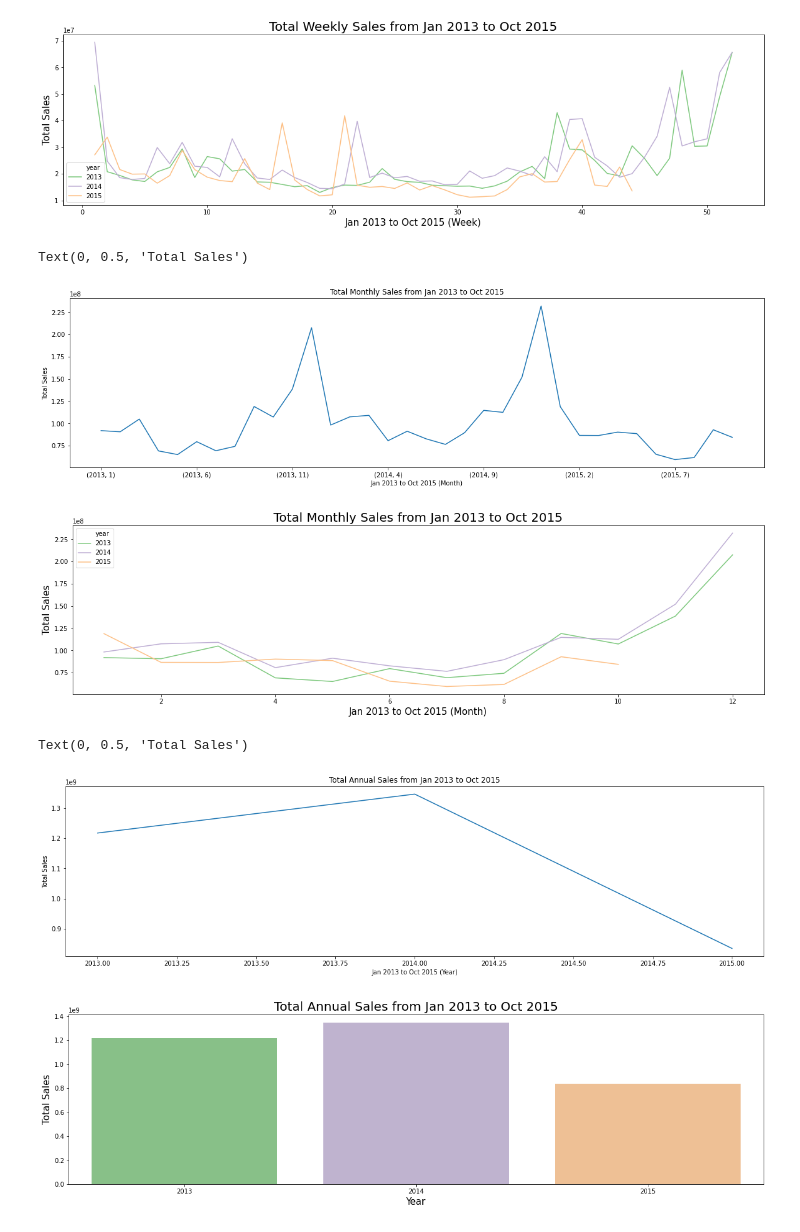
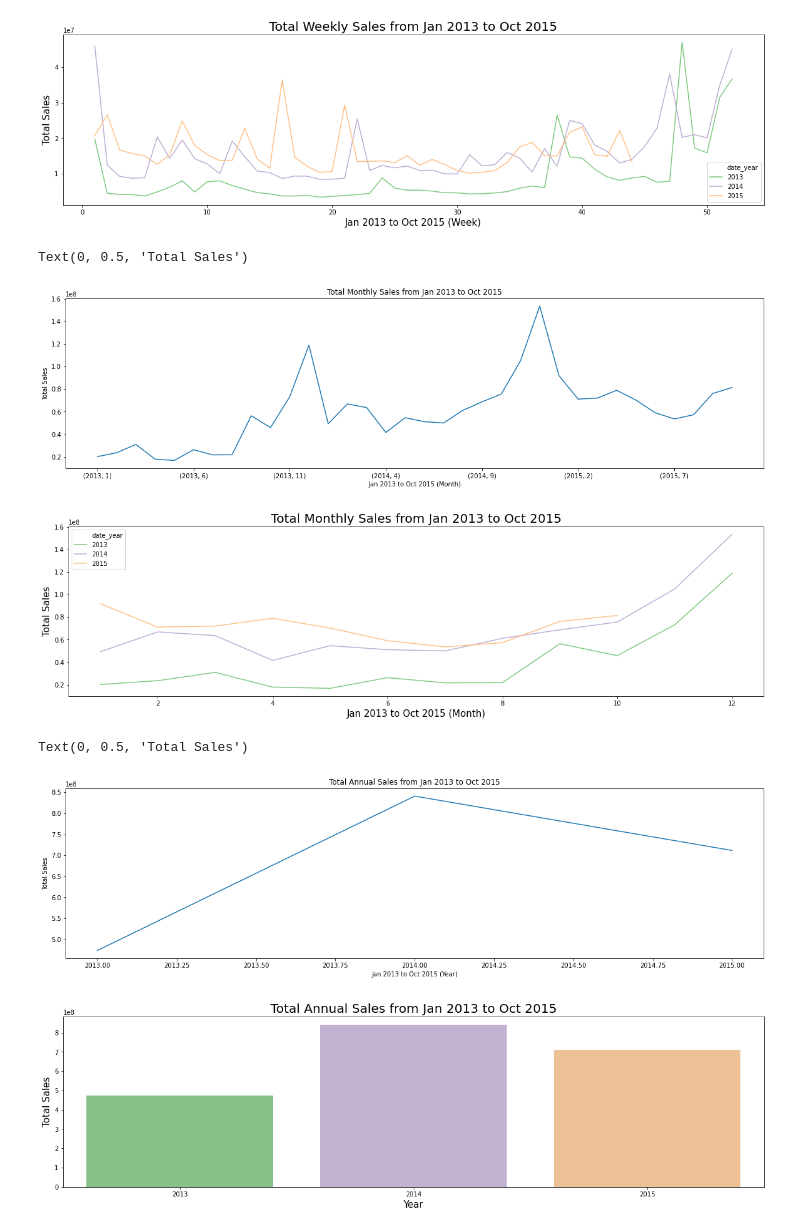
Before and after one commit to mingxiang1006/Predict_Futre_Sale, a Jupyter notebook: src/Guan-FeatureEngineering.ipynb, the cells around one changed output. Drawn from its saved outputs; the diff is of its cells as text; code cells hidden in the pictures.

```diff
--- a/src/Guan-FeatureEngineering.ipynb
+++ b/src/Guan-FeatureEngineering.ipynb
@@ -32,0 +48,8 @@ shops = pd.read_csv('C:/Testing/DA/shops.csv')
+# %%
+#add more columns for feature engineering
+all_data = train
+all_data['date'] = pd.to_datetime(all_data.date, format='%Y.%m.%d')
+all_data['date_week'] = all_data.date.dt.week
+all_data['dayofweek_name'] = all_data.date.dt.day_name()
+all_data['dayofweek_no'] = all_data.date.dt.dayofweek
+all_data['wrk_week'] = np.where(all_data['date_year']==2013, all_data['date_week'], np.where(all_data['date_year']==2014, all_data['date_week']+52, all_data['date_week']+104))
@@ -33,13 +72,11 @@ shops = pd.read_csv('C:/Testing/DA/shops.csv')
 # %%
 #merging data from train and items
-all_data = train[['date', 'date_block_num', 'shop_id', 'item_id', 'item_price', 'item_cnt_day', 'total_sales', 'week', 'month', 'year', 'day', 'dayofweek_day', 'wrk_week']].merge(items[['item_name', 'item_id', 'item_category_id']], on='item_id', how='left')
+#all_data = train[['date', 'date_block_num', 'shop_id', 'item_id', 'item_price', 'item_cnt_day', 'total_sales', 'week', 'month', 'year', 'day', 'dayofweek_day', 'wrk_week']].merge(items[['item_name', 'item_id', 'item_category_id']], on='item_id', how='left')
 #all_data
+#merging data from train, items and items cat
+#all_data = all_data[['date', 'date_block_num', 'shop_id', 'item_id', 'item_name', 'item_price', 'item_cnt_day', 'total_sales', 'week', 'month', 'year', 'day', 'dayofweek_day', 'wrk_week', 'item_category_id']].merge(item_cats[['item_category_name', 'item_category_id']], on='item_category_id', how='left')
+#all_data
+#merging data from train, items, items cat and shops
+#all_data = all_data[['date', 'date_block_num', 'item_id', 'item_name', 'item_price', 'item_cnt_day', 'total_sales', 'week', 'month', 'year', 'day', 'dayofweek_day', 'wrk_week', 'item_category_id', 'item_category_name', 'shop_id']].merge(shops[['shop_name', 'shop_id']], on='shop_id', how='left')
+#all_data
-# %%
-#merging data from train, items and items cat
-all_data = all_data[['date', 'date_block_num', 'shop_id', 'item_id', 'item_name', 'item_price', 'item_cnt_day', 'total_sales', 'week', 'month', 'year', 'day', 'dayofweek_day', 'wrk_week', 'item_category_id']].merge(item_cats[['item_category_name', 'item_category_id']], on='item_category_id', how='left')
-#all_data
-# %%
-#merging data from train, items, items cat and shops
-all_data = all_data[['date', 'date_block_num', 'item_id', 'item_name', 'item_price', 'item_cnt_day', 'total_sales', 'week', 'month', 'year', 'day', 'dayofweek_day', 'wrk_week', 'item_category_id', 'item_category_name', 'shop_id']].merge(shops[['shop_name', 'shop_id']], on='shop_id', how='left')
-#all_data
 # %%
@@ -193,26 +207,25 @@ Text(0, 0.5, 'Total Sales')
 # %%
-
 #plot weekly graph by year for better comparison
-all_data_agg = all_data.groupby(['week', 'year'])[['total_sales']].agg('sum').reset_index()
+all_data_by_week = all_data.groupby(['date_week', 'date_year'])[['total_sales']].agg('sum').reset_index()
 #all_data_agg
 
 
 plt.rcParams['figure.figsize']=(20, 5)
-sns.lineplot(x='week', y='total_sales', hue='year', data = all_data_agg, palette='Accent')
+sns.lineplot(x='date_week', y='total_sales', hue='date_year', data = all_data_by_week, palette='Accent')
 plt.title("Total Weekly Sales from Jan 2013 to Oct 2015", fontsize = 20)
 plt.xlabel("Jan 2013 to Oct 2015 (Week)", fontsize = 15)
 plt.ylabel("Total Sales", fontsize = 15)
 #plt.figure(figsize=(100, 6))
 plt.show()
 # %% [output]
-[figure, old version]
+[figure, new version]
 # %%
 #plot monthly line graph from jan 2013 to oct 2015
-all_data_working = all_data[['date', 'total_sales', 'month', 'year']]
+all_data_by_month = all_data[['date', 'total_sales', 'date_month', 'date_year']]
 #all_data_working
 
 aggregations = {'total_sales':'sum'}
-all_data_by_month = all_data_working.groupby(['year', 'month']).agg(aggregations)
+all_data_by_month = all_data_by_month.groupby(['date_year', 'date_month']).agg(aggregations)
 pd.set_option('display.float_format', '{:20,.2f}'.format)
 #all_data_by_week
 ax = all_data_by_month['total_sales'].plot(figsize=(20,5))
@@ -221,27 +234,27 @@ ax.set_xlabel("Jan 2013 to Oct 2015 (Month)")
 ax.set_ylabel("Total Sales")
 # %% [output]
 Text(0, 0.5, 'Total Sales')
-[figure, old version]
+[figure, new version]
 # %%
 #plot monthly graph by year for better comparison
-all_data_agg = all_data.groupby(['month', 'year'])[['total_sales']].agg('sum').reset_index()
+all_data_by_month = all_data.groupby(['date_month', 'date_year'])[['total_sales']].agg('sum').reset_index()
 #all_data_agg
 
-sns.lineplot(x='month', y='total_sales', hue='year', data = all_data_agg, palette = 'Accent')
+sns.lineplot(x='date_month', y='total_sales', hue='date_year', data = all_data_by_month, palette = 'Accent')
 plt.rcParams['figure.figsize']=(20, 5)
 plt.title("Total Monthly Sales from Jan 2013 to Oct 2015", fontsize = 20)
 plt.xlabel("Jan 2013 to Oct 2015 (Month)", fontsize = 15)
 plt.ylabel("Total Sales", fontsize = 15)
 plt.show()
 # %% [output]
-[figure, old version]
+[figure, new version]
 # %%
 #plot monthly line graph from jan 2013 to oct 2015
-all_data_working = all_data[['date', 'total_sales', 'year']]
+all_data_by_year = all_data[['date', 'total_sales', 'date_year']]
 #all_data_working
 
 aggregations = {'total_sales':'sum'}
-all_data_by_year = all_data_working.groupby(['year']).agg(aggregations)
+all_data_by_year = all_data_by_year.groupby(['date_year']).agg(aggregations)
 pd.set_option('display.float_format', '{:20,.2f}'.format)
 #all_data_by_week
 ax = all_data_by_year['total_sales'].plot(figsize=(20,5))
@@ -250,19 +263,19 @@ ax.set_xlabel("Jan 2013 to Oct 2015 (Year)")
 ax.set_ylabel("Total Sales")
 # %% [output]
 Text(0, 0.5, 'Total Sales')
-[figure, old version]
+[figure, new version]
 # %%
 #plot monthly graph by year for better comparison
-all_data_agg = all_data.groupby(['year'])[['total_sales']].agg('sum').reset_index()
+all_data_by_year = all_data.groupby(['date_year'])[['total_sales']].agg('sum').reset_index()
 #all_data_agg
 
-sns.barplot(x='year', y='total_sales', data = all_data_agg, palette = 'Accent')
+sns.barplot(x='date_year', y='total_sales', data = all_data_by_year, palette = 'Accent')
 plt.title("Total Annual Sales from Jan 2013 to Oct 2015", fontsize = 20)
 plt.xlabel("Year", fontsize = 15)
 plt.ylabel("Total Sales", fontsize = 15)
 plt.show()
 # %% [output]
-[figure, old version]
+[figure, new version]
 # %%
 #all_data
 # %%
```
Also changed, not shown: parts of 30 cells of this notebook.
